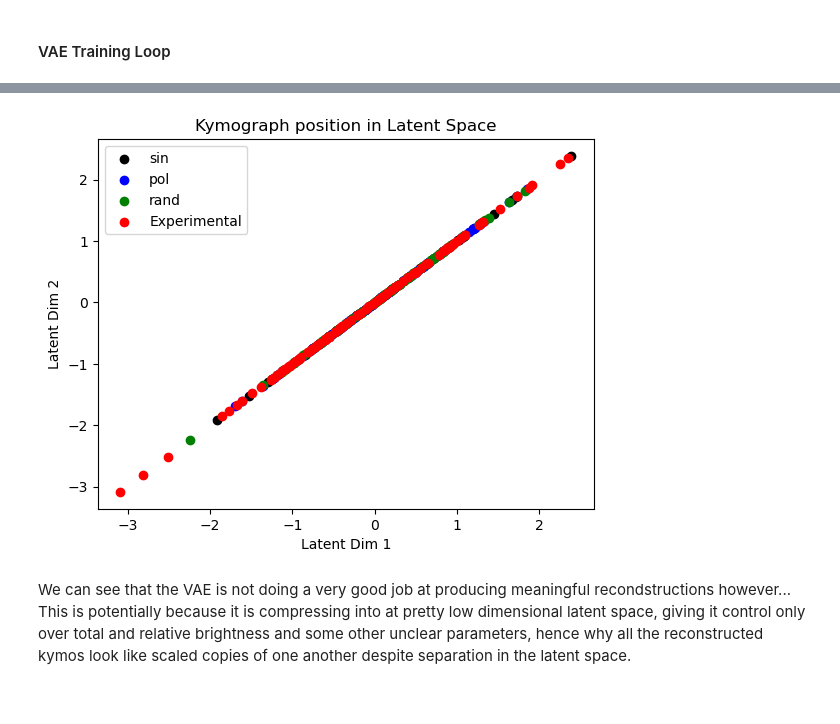
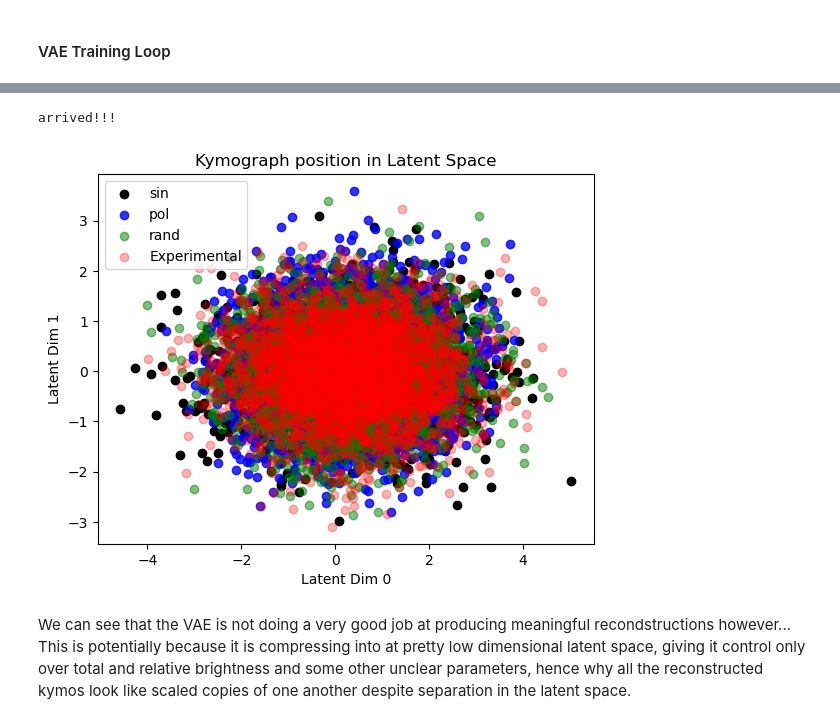
Before and after one commit to jstickelmaier/wonglab-capstone, a Jupyter notebook: DotsTorch/Kymo_VAE.ipynb, the cells around one changed output, grey strips where cells are left out. Cells and saved outputs as stored; diff of their text form; code cells hidden in the pictures.

```diff
--- a/DotsTorch/Kymo_VAE.ipynb
+++ b/DotsTorch/Kymo_VAE.ipynb
@@ -18,8 +18,8 @@ device = 'cuda' if torch.cuda.is_available() else 'cpu'
 
 parent_folder = 'C:/Users/Aidan/Documents/Winter_2023/BE177B/Code/'
 parent_folder1 = '/Users/jamiestickelmaier/Documents/Capstone/'
-art_json = parent_folder1 + 'wonglab-capstone/Datateam/Artificial_imset/artificial_kymographs.json'
-exp_json = parent_folder1 + 'wonglab-capstone/Datateam/imset1/experimental_kymograph.json'
+art_json = parent_folder + 'wonglab-capstone/Datateam/Artificial_imset/artificial_kymographs.json'
+exp_json = parent_folder + 'wonglab-capstone/Datateam/imset1/experimental_kymograph.json'
 
 class ArtKymoDataset(Dataset):
     def __init__(self):
@@ -250,7 +268,7 @@ def trainVAE(autoencoder, lr, data, epochs=10, tol = 1000, shuffle=False):
 # %%
 # run the training loop
 dataset = ArtKymoDataset()
-learning_rate = 1e-6
-VAE = Convo_Kymo_VAE(latent_dims=1000).to(device)
-VAE = trainVAE(VAE, lr=learning_rate, data=dataset, epochs=100)
+learning_rate = 1e-5
+VAE = Convo_Kymo_VAE(latent_dims=2).to(device)
+VAE = trainVAE(VAE, lr=learning_rate, data=dataset, epochs=10, shuffle=True)
 # %% [output]
@@ -282,15 +293,17 @@ def plot_latent(autoencoder, data, dims=[0,1], exp_data=None):
         if i < 99:
             plt.scatter(z[dims[0]], z[dims[1]], c='k', label = ('sin' if i == 1 else None))
         elif i < 199:
-            plt.scatter(z[dims[0]], z[dims[1]], c='b', label = ('pol' if i == 101 else None))
+            plt.scatter(z[dims[0]], z[dims[1]], c='b', label = ('pol' if i == 101 else None), alpha = 0.8)
         else:
-            plt.scatter(z[dims[0]], z[dims[1]], c='g', label = ('rand' if i == 201 else None))
+            plt.scatter(z[dims[0]], z[dims[1]], c='g', label = ('rand' if i == 201 else None), alpha = 0.5)
 
     if exp_data != None:
-        for i, x in enumerate(exp_data):
+        print('arrived!!!')
+        for i, z in enumerate(exp_data):
+            z.reshape(1,20,60)
             z = autoencoder.encoder(x.to(device))
             z = z.to('cpu').detach().numpy()
-            plt.scatter(z[dims[0]], z[dims[1]], c='r', label = ('Experimental' if i == 1 else None))
+            plt.scatter(z[dims[0]], z[dims[1]], c='r', label = ('Experimental' if i == 1 else None), alpha = 0.3)
 
 
 
@@ -324,14 +337,15 @@ def plot_sample_im(autoencoder, data):
     plt.show()
 # %%
 exp_dataset = ExpKymoDataset()
-plot_latent(VAE, dataset, dims=[0,0], exp_data=exp_dataset)
+plot_latent(VAE, dataset, dims=[0,1], exp_data=exp_dataset)
 
 # Current model needs more normalization, still large gaps in latent space...
 # Implement PCA to compress latent_dims for visualization?
 # Also should implement batching if possible, right now we iterate through entire
 # dataset in the same order, probably leading to wonky reconstructions below as model overfits
 # %% [output]
+arrived!!!
-[figure, old version]
+[figure, new version]
 # %% [markdown]
 We can see that the VAE is not doing a very good job at producing meaningful recondstructions however...
 This is potentially because it is compressing into at pretty low dimensional latent space, giving it control only over total and relative brightness and some other unclear parameters, hence why all the reconstructed kymos look like scaled copies of one another despite separation in the latent space.
```
Also changed, not shown: parts of 5 cells of this notebook.
